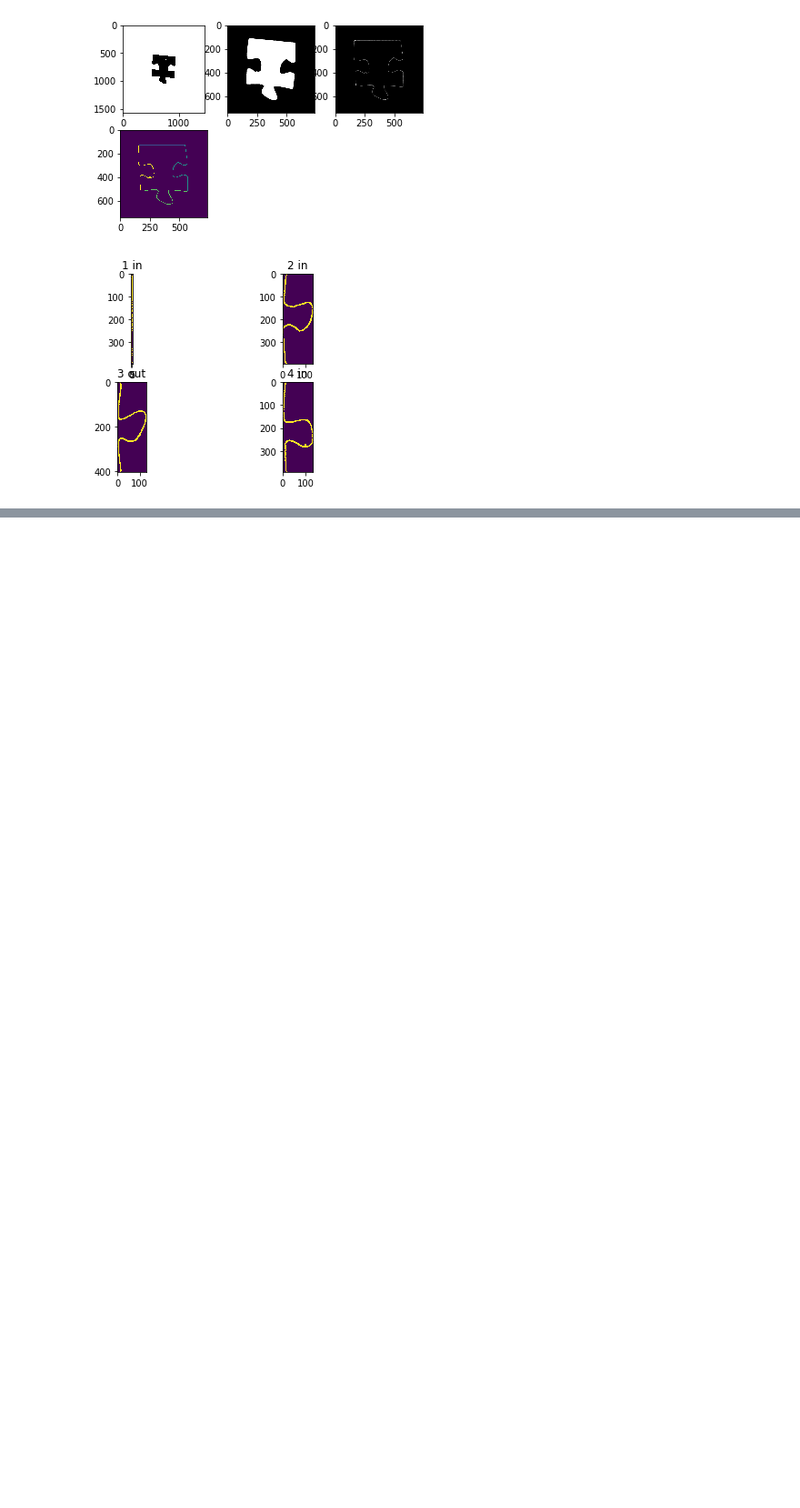
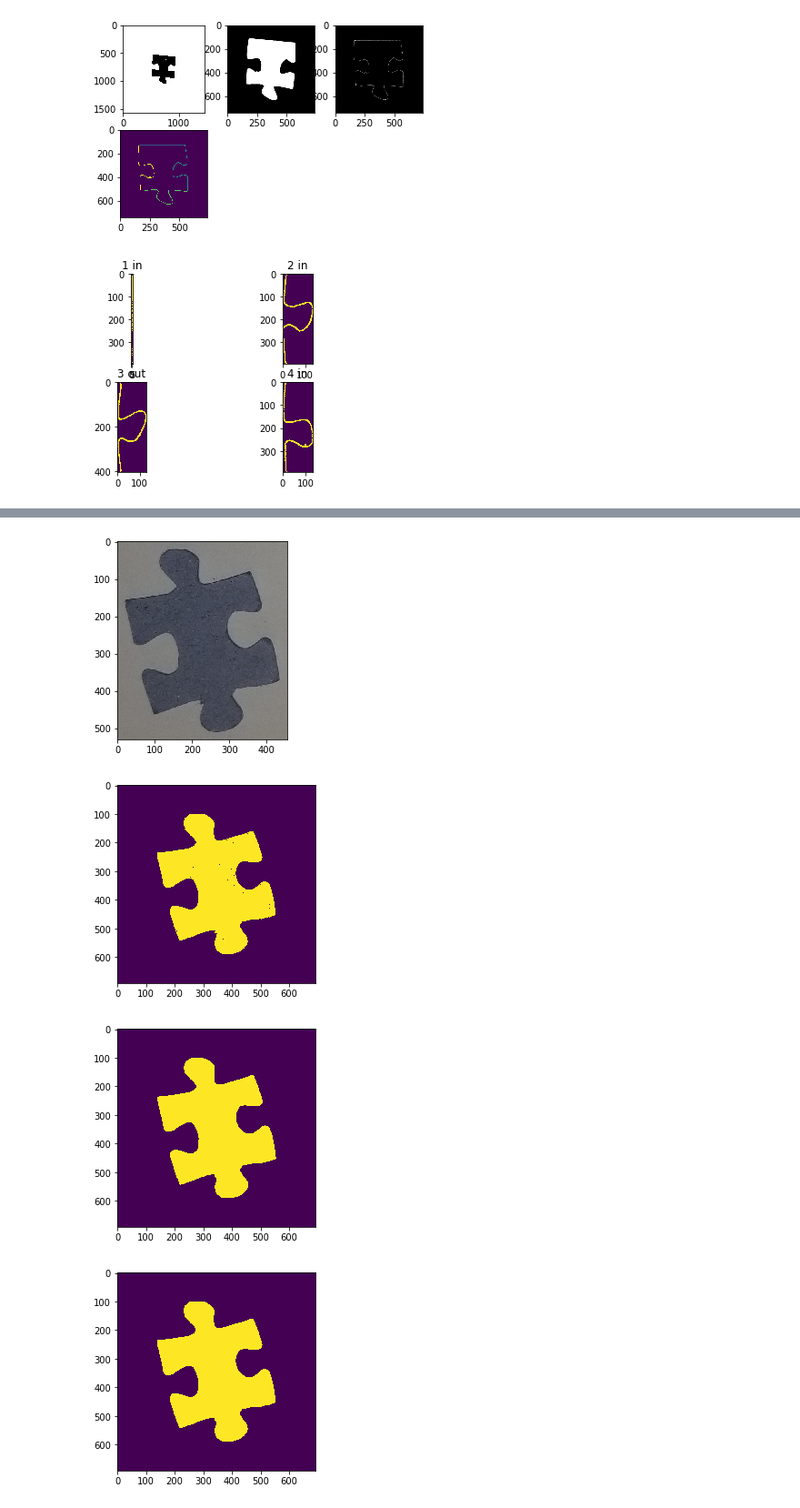
Before and after one commit to v-wangg/puzzle-solver, a Jupyter notebook: cv/SideExtractor_Harris.ipynb, the cells around one changed output, grey strips where cells are left out. Shown: that part at 91% size. Saved outputs shown, nothing was run; the diff lists cells and outputs as text; code cells hidden in the pictures; blank space fills up the shorter version.

```diff
--- a/cv/SideExtractor_Harris.ipynb
+++ b/cv/SideExtractor_Harris.ipynb
@@ -106,33 +108,38 @@ import side_extractor
 
 gray = cv2.cvtColor(img, cv2.COLOR_BGR2GRAY)
 gray = side_extractor.segment_piece(gray)
 
 gray = side_extractor.extract_piece(gray)
 ret, labels = cv2.connectedComponents(gray)
 connected_areas = [np.count_nonzero(labels == l) for l in range(1, ret)]
 max_area_idx = np.argmax(connected_areas) + 1
 gray[labels != max_area_idx] = 0
 gray = 255 - gray
 gray = side_extractor.extract_piece(gray)
 
-kernel1 = np.ones((5,5),np.uint8)
+kernel1 = np.ones((8,8),np.uint8)
 closing1 = cv2.morphologyEx(gray, cv2.MORPH_CLOSE, kernel1)
-kernel2 = np.ones((6,6),np.uint8)
+kernel2 = np.ones((9,9),np.uint8)
 closing2 = cv2.morphologyEx(gray, cv2.MORPH_CLOSE, kernel2)
-kernel3 = np.ones((7,7),np.uint8)
+kernel3 = np.ones((10,10),np.uint8)
 closing3 = cv2.morphologyEx(gray, cv2.MORPH_CLOSE, kernel3)
 
 plt.imshow(img)
 plt.show()
 plt.imshow(gray)
 plt.show()
 plt.imshow(closing1)
 plt.show()
 plt.imshow(closing2)
 plt.show()
 plt.imshow(closing3)
 plt.show()
 
 
 # fig, ax = try_all_threshold(gray, figsize=(10, 8), verbose=False)
 # plt.show()
+# %% [output]
+[figure, added]
+[figure, added]
+[figure, added]
+[figure, added]
```
Also changed, not shown: parts of 2 cells of this notebook, 2 other files.
